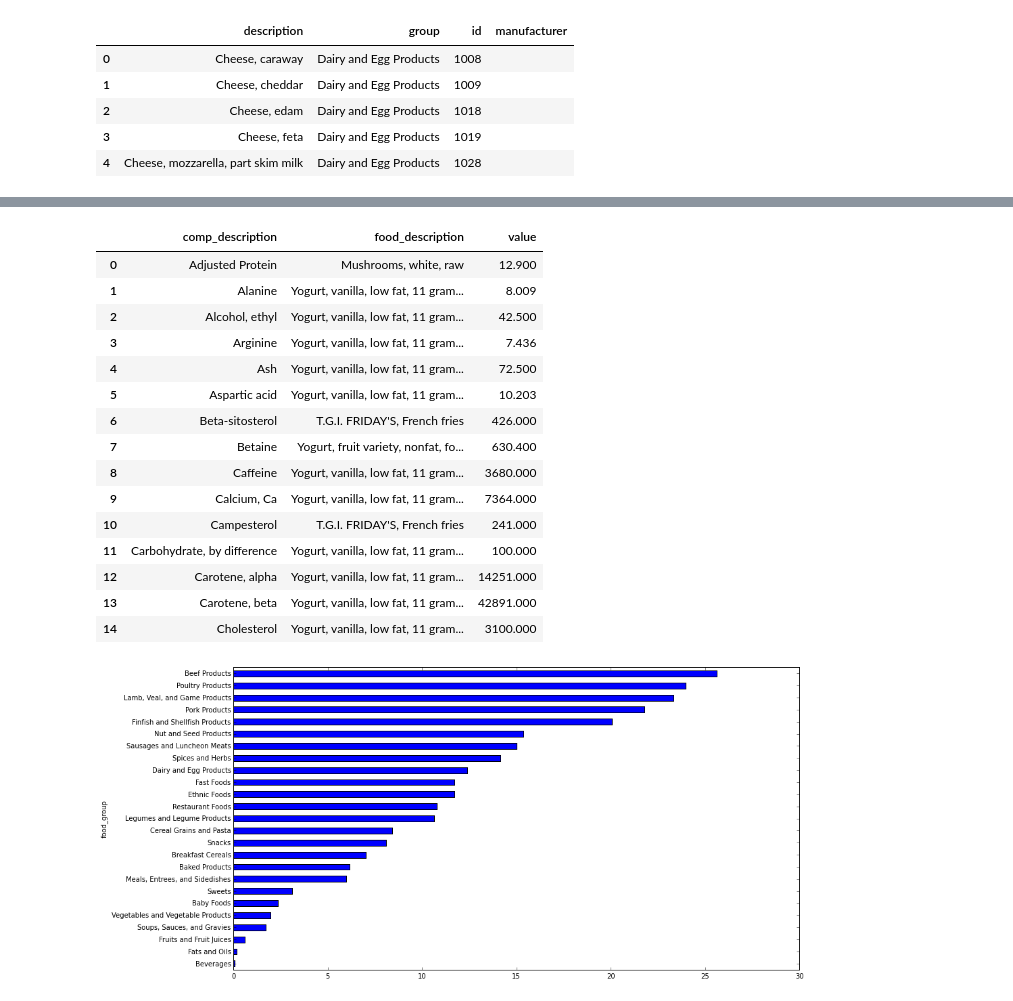
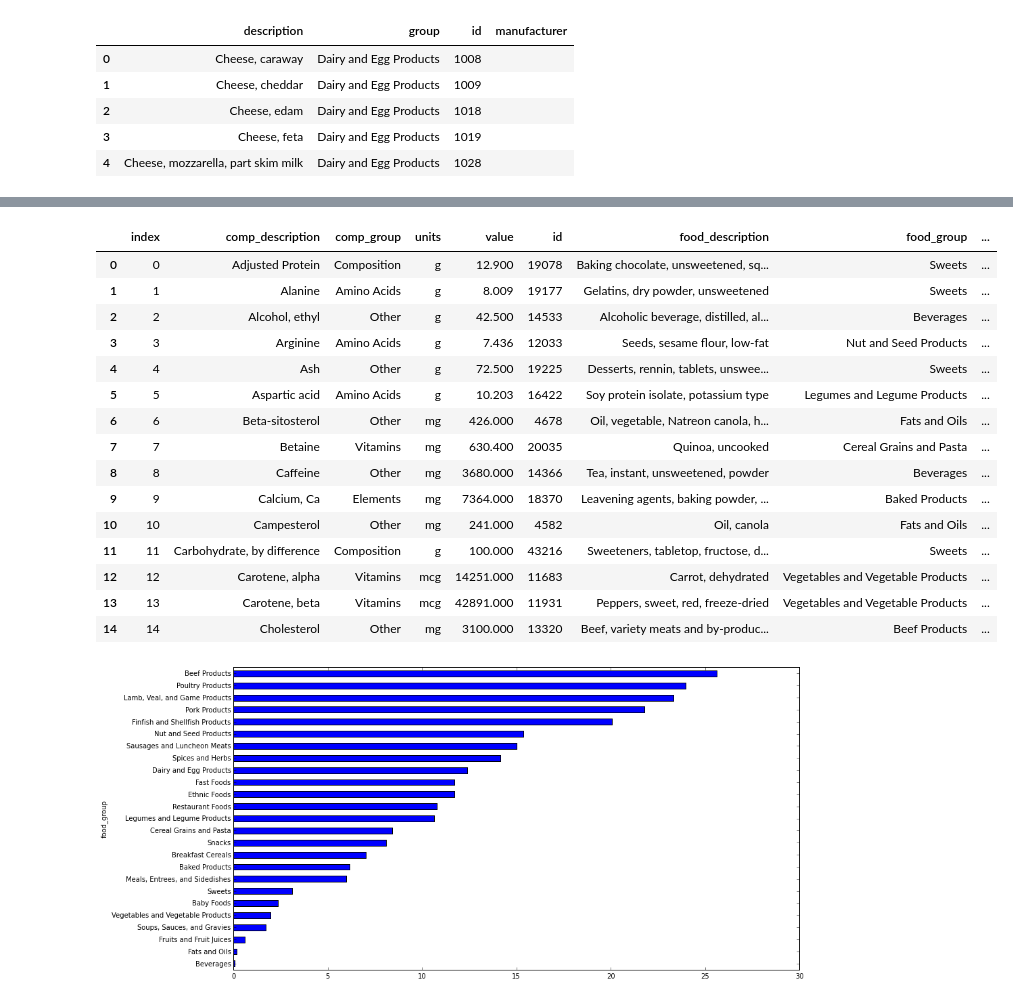
Before and after one commit to mas-dse-dmysoren/DSE200, a Jupyter notebook: day_3_models_and_learning/03_Exercises.ipynb, the cells around one changed output, grey strips where cells are left out. Drawn from its saved outputs; the diff is of its cells as text; code cells hidden in the pictures.

```diff
--- a/day_3_models_and_learning/03_Exercises.ipynb
+++ b/day_3_models_and_learning/03_Exercises.ipynb
@@ -300,28 +386,31 @@ foods = pd.merge(nutrients, meta_data, left_on='id', right_on='id', how='outer')
 # %%
 # Using the foods DataFrame you have been building, compute the following things:
 # 1. The food item with the highest content of each nutrient.
 
-high_nutr = foods[['food_description','comp_description', 'value' ]].groupby('comp_description').max()
+high_nutr = foods.sort('value',ascending=False).groupby('comp_description', as_index = False).first()
+# Note: The output provides one example of a product with max value in case of multiple items with same value.
+
+# If there is a use case to have all the food items with equal values, we can use tranform and output all possible outputs
 
 # Displaying 15 rows only just to keep the notebook smaller
 high_nutr.reset_index().head(15)
 # %% [output]
-|  | comp_description | food_description | value |
-| 0 | Adjusted Protein | Mushrooms, white, raw | 12.900 |
-| 1 | Alanine | Yogurt, vanilla, low fat, 11 gram... | 8.009 |
-| 2 | Alcohol, ethyl | Yogurt, vanilla, low fat, 11 gram... | 42.500 |
-| 3 | Arginine | Yogurt, vanilla, low fat, 11 gram... | 7.436 |
-| 4 | Ash | Yogurt, vanilla, low fat, 11 gram... | 72.500 |
-| 5 | Aspartic acid | Yogurt, vanilla, low fat, 11 gram... | 10.203 |
-| 6 | Beta-sitosterol | T.G.I. FRIDAY'S, French fries | 426.000 |
-| 7 | Betaine | Yogurt, fruit variety, nonfat, fo... | 630.400 |
-| 8 | Caffeine | Yogurt, vanilla, low fat, 11 gram... | 3680.000 |
-| 9 | Calcium, Ca | Yogurt, vanilla, low fat, 11 gram... | 7364.000 |
-| 10 | Campesterol | T.G.I. FRIDAY'S, French fries | 241.000 |
-| 11 | Carbohydrate, by difference | Yogurt, vanilla, low fat, 11 gram... | 100.000 |
-| 12 | Carotene, alpha | Yogurt, vanilla, low fat, 11 gram... | 14251.000 |
-| 13 | Carotene, beta | Yogurt, vanilla, low fat, 11 gram... | 42891.000 |
-| 14 | Cholesterol | Yogurt, vanilla, low fat, 11 gram... | 3100.000 |
+|  | index | comp_description | comp_group | units | value | id | food_description | food_group | ... |
+| 0 | 0 | Adjusted Protein | Composition | g | 12.900 | 19078 | Baking chocolate, unsweetened, sq... | Sweets | ... |
+| 1 | 1 | Alanine | Amino Acids | g | 8.009 | 19177 | Gelatins, dry powder, unsweetened | Sweets | ... |
+| 2 | 2 | Alcohol, ethyl | Other | g | 42.500 | 14533 | Alcoholic beverage, distilled, al... | Beverages | ... |
+| 3 | 3 | Arginine | Amino Acids | g | 7.436 | 12033 | Seeds, sesame flour, low-fat | Nut and Seed Products | ... |
+| 4 | 4 | Ash | Other | g | 72.500 | 19225 | Desserts, rennin, tablets, unswee... | Sweets | ... |
+| 5 | 5 | Aspartic acid | Amino Acids | g | 10.203 | 16422 | Soy protein isolate, potassium type | Legumes and Legume Products | ... |
+| 6 | 6 | Beta-sitosterol | Other | mg | 426.000 | 4678 | Oil, vegetable, Natreon canola, h... | Fats and Oils | ... |
+| 7 | 7 | Betaine | Vitamins | mg | 630.400 | 20035 | Quinoa, uncooked | Cereal Grains and Pasta | ... |
+| 8 | 8 | Caffeine | Other | mg | 3680.000 | 14366 | Tea, instant, unsweetened, powder | Beverages | ... |
+| 9 | 9 | Calcium, Ca | Elements | mg | 7364.000 | 18370 | Leavening agents, baking powder, ... | Baked Products | ... |
+| 10 | 10 | Campesterol | Other | mg | 241.000 | 4582 | Oil, canola | Fats and Oils | ... |
+| 11 | 11 | Carbohydrate, by difference | Composition | g | 100.000 | 43216 | Sweeteners, tabletop, fructose, d... | Sweets | ... |
+| 12 | 12 | Carotene, alpha | Vitamins | mcg | 14251.000 | 11683 | Carrot, dehydrated | Vegetables and Vegetable Products | ... |
+| 13 | 13 | Carotene, beta | Vitamins | mcg | 42891.000 | 11931 | Peppers, sweet, red, freeze-dried | Vegetables and Vegetable Products | ... |
+| 14 | 14 | Cholesterol | Other | mg | 3100.000 | 13320 | Beef, variety meats and by-produc... | Beef Products | ... |
 # %%
 # 2. A function that accepts a nutrient name and a quantile value and generates
 # a horizontal bar plot of the amount of that nutrient in each food group.
```
Also changed, not shown: parts of 37 cells of this notebook, 1 other file.
